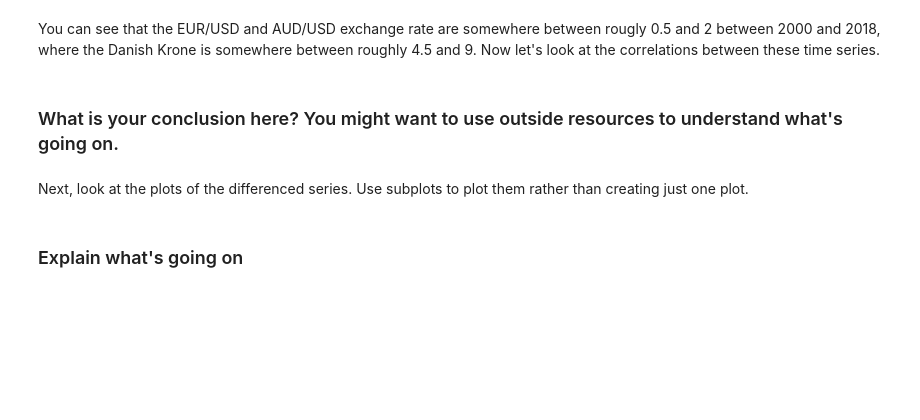
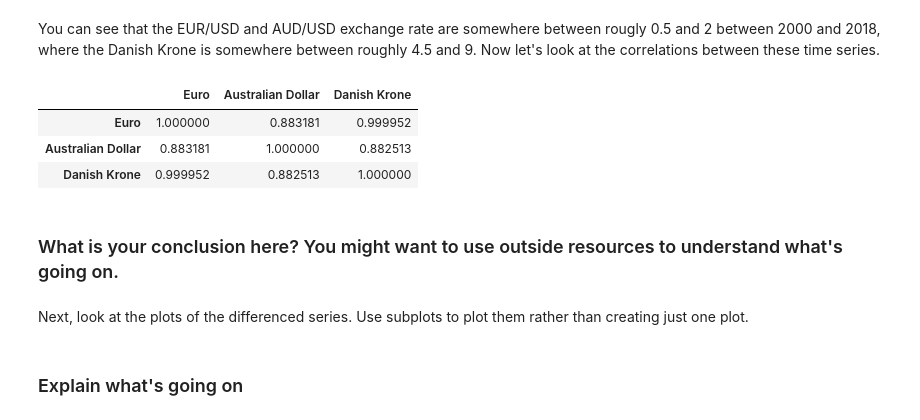
Before and after one commit to williammcmillan/dsc-corr-autocorr-in-time-series-lab-houston-ds-060319, a Jupyter notebook: index.ipynb, the cells around one changed output. Saved outputs shown, nothing was run; the diff lists cells and outputs as text; code cells hidden in the pictures; blank space fills up the shorter version.

```diff
--- a/index.ipynb
+++ b/index.ipynb
@@ -39,3 +39,10 @@ You can see that the EUR/USD and AUD/USD exchange rate are somewhere between rou
+# %%
+xr.corr()
+# %% [output]
+|  | Euro | Australian Dollar | Danish Krone |
+| Euro | 1.000000 | 0.883181 | 0.999952 |
+| Australian Dollar | 0.883181 | 1.000000 | 0.882513 |
+| Danish Krone | 0.999952 | 0.882513 | 1.000000 |
 # %% [markdown]
 ### What is your conclusion here? You might want to use outside resources to understand what's going on.
 # %% [markdown]
```
Also changed, not shown: parts of 2 cells of this notebook.
